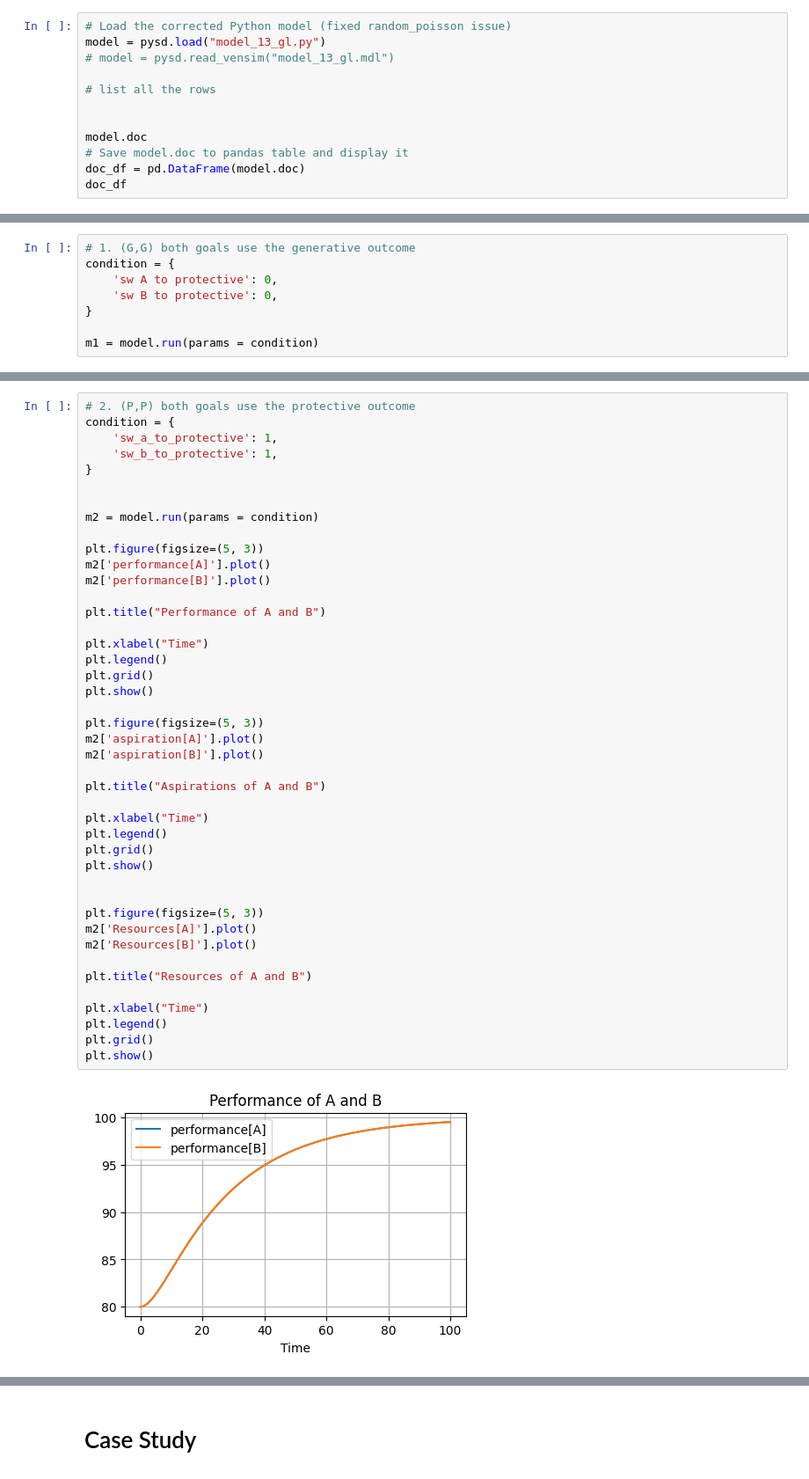
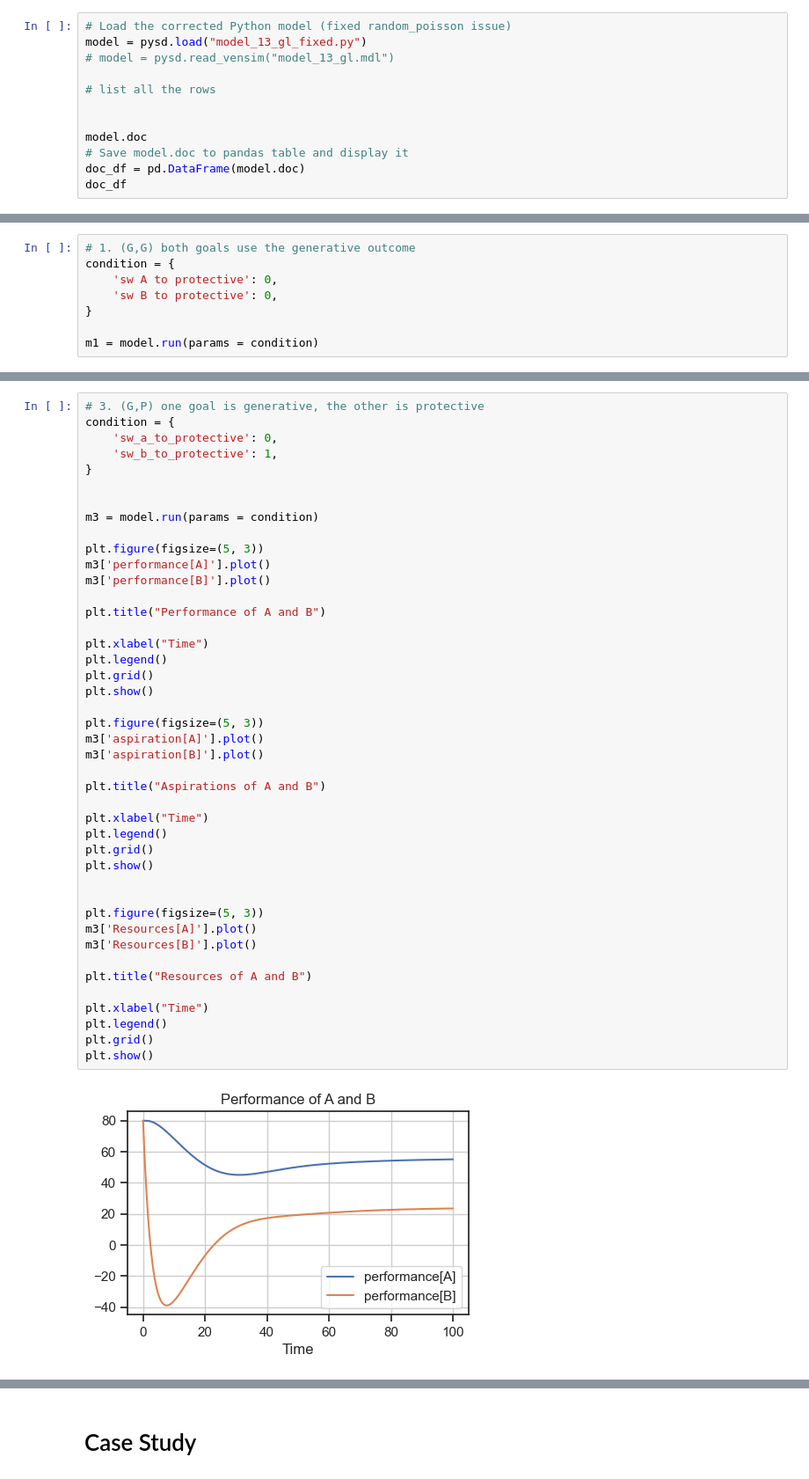
Before and after one commit to georgia-max/OrganizationOscillation, a Jupyter notebook: 2025/model_12_v1.ipynb, the cells around one changed output, grey strips where cells are left out. Shown at 88% size. Drawn from its saved outputs; the diff is of its cells as text.

```diff
--- a/2025/model_12_v1.ipynb
+++ b/2025/model_12_v1.ipynb
@@ -18,7 +15,7 @@ np.random.seed(42)
 pd.set_option('display.max_rows', None)      # Show all rows
 # %%
 # Load the corrected Python model (fixed random_poisson issue)
-model = pysd.load("model_13_gl.py")
+model = pysd.load("model_13_gl_fixed.py")
 # model = pysd.read_vensim("model_13_gl.mdl")
 
 # list all the rows
@@ -356,45 +702,45 @@ plt.show()
 # %%
-# 2. (P,P) both goals use the protective outcome
+# 3. (G,P) one goal is generative, the other is protective
 condition = {
-    'sw_a_to_protective': 1,
+    'sw_a_to_protective': 0,
     'sw_b_to_protective': 1,
 }
 
 
-m2 = model.run(params = condition)
+m3 = model.run(params = condition)
 
 plt.figure(figsize=(5, 3))
-m2['performance[A]'].plot()
-m2['performance[B]'].plot()
+m3['performance[A]'].plot()
+m3['performance[B]'].plot()
 
 plt.title("Performance of A and B")
 
 plt.xlabel("Time")
 plt.legend()
 plt.grid()
 plt.show()
 
 plt.figure(figsize=(5, 3))
-m2['aspiration[A]'].plot()
-m2['aspiration[B]'].plot()
+m3['aspiration[A]'].plot()
+m3['aspiration[B]'].plot()
 
 plt.title("Aspirations of A and B")
 
 plt.xlabel("Time")
 plt.legend()
 plt.grid()
 plt.show()
 
 
 plt.figure(figsize=(5, 3))
-m2['Resources[A]'].plot()
-m2['Resources[B]'].plot()
+m3['Resources[A]'].plot()
+m3['Resources[B]'].plot()
 
 plt.title("Resources of A and B")
 
 plt.xlabel("Time")
 plt.legend()
 plt.grid()
 plt.show()
 # %% [output]
-[figure, old version]
+[figure, new version]
```
Also changed, not shown: parts of 36 cells of this notebook, 8 other files.
